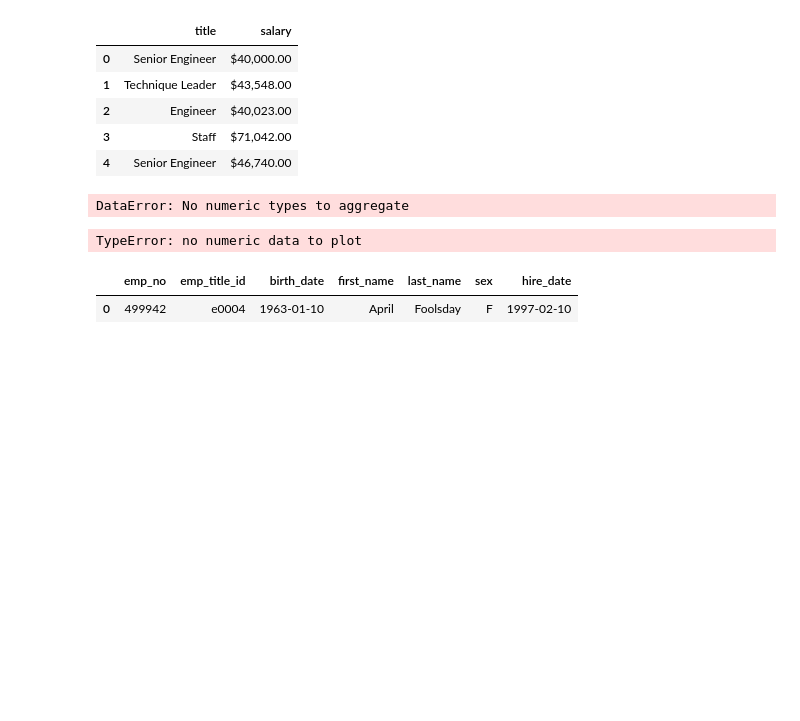
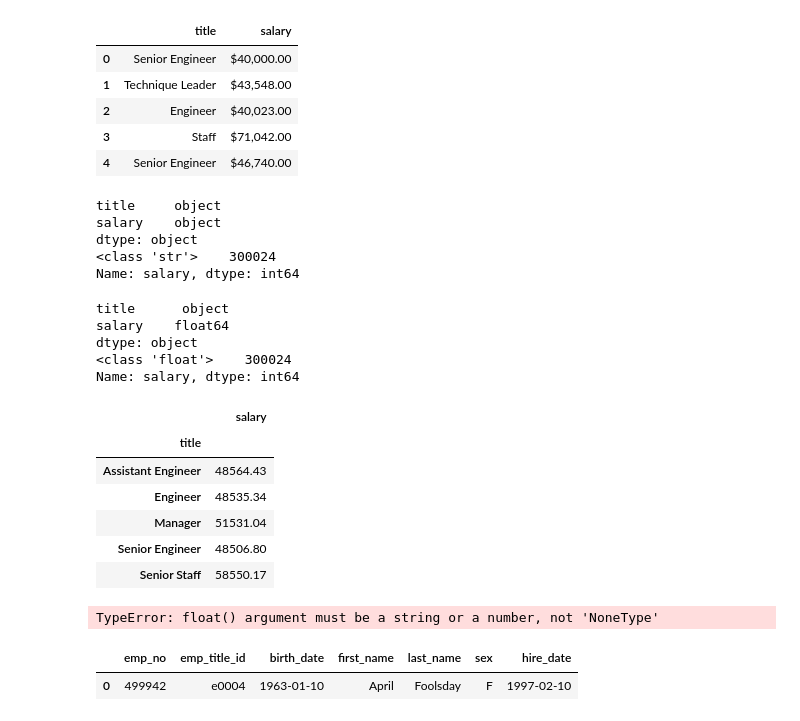
Before and after one commit to gotar1/sql-challenge, a Jupyter notebook: EmployeeSQL/bonus_analysis.ipynb, the cells around one changed output. Drawn from its saved outputs; the diff is of its cells as text; code cells hidden in the pictures; blank space fills up the shorter version.

```diff
--- a/EmployeeSQL/bonus_analysis.ipynb
+++ b/EmployeeSQL/bonus_analysis.ipynb
@@ -61,5 +93,41 @@ avg_title_df.head()
-# %%
-title_plot_data = title_df.groupby(['title']).mean()
-title_plot_data
-# %% [output]
-DataError: No numeric types to aggregate
+# %%
+# check our data type to see if we need data conversion.
+# convertion of salary column data type from string to numerical type is needed to be able to do analysis.
+
+print(title_df.dtypes)
+
+print(title_df['salary'].apply(type).value_counts())
+# %% [output]
+title     object
+salary    object
+dtype: object
+<class 'str'>    300024
+Name: salary, dtype: int64
+# %%
+# once again using pandas series str replace function to convert str type into float type for salary column.
+# results confirm successful conversion.
+
+title_df['salary'] = title_df['salary'].str.replace(',','').str.replace('$','').astype('float')
+
+print(title_df.dtypes)
+
+print(title_df['salary'].apply(type).value_counts())
+# %% [output]
+title      object
+salary    float64
+dtype: object
+<class 'float'>    300024
+Name: salary, dtype: int64
+# %%
+# do a groupby title and taking the average to plot bar chart for average salary.
+
+title_plot_data = round(title_df.groupby(['title']).mean(), 2)
+title_plot_data.head()
+# %% [output]
+|  | salary |
+| title |  |
+| Assistant Engineer | 48564.43 |
+| Engineer | 48535.34 |
+| Manager | 51531.04 |
+| Senior Engineer | 48506.80 |
+| Senior Staff | 58550.17 |
@@ -72,5 +142,5 @@ plt.ylabel('Average Salary')
 plt.xticks(rotation=45)
 plt.show()
 # %% [output]
-TypeError: no numeric data to plot
+TypeError: float() argument must be a string or a number, not 'NoneType'
 # %%
```
Also changed, not shown: parts of 11 cells of this notebook.
